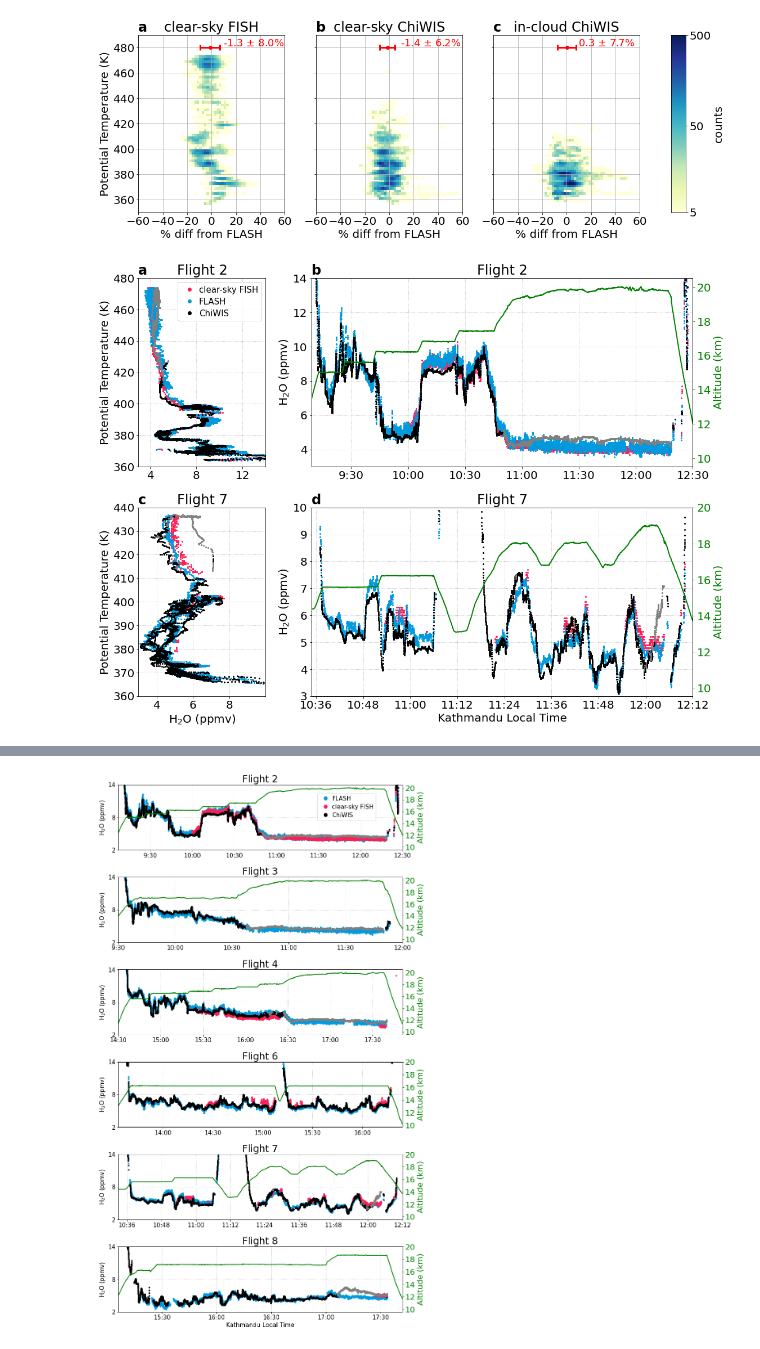
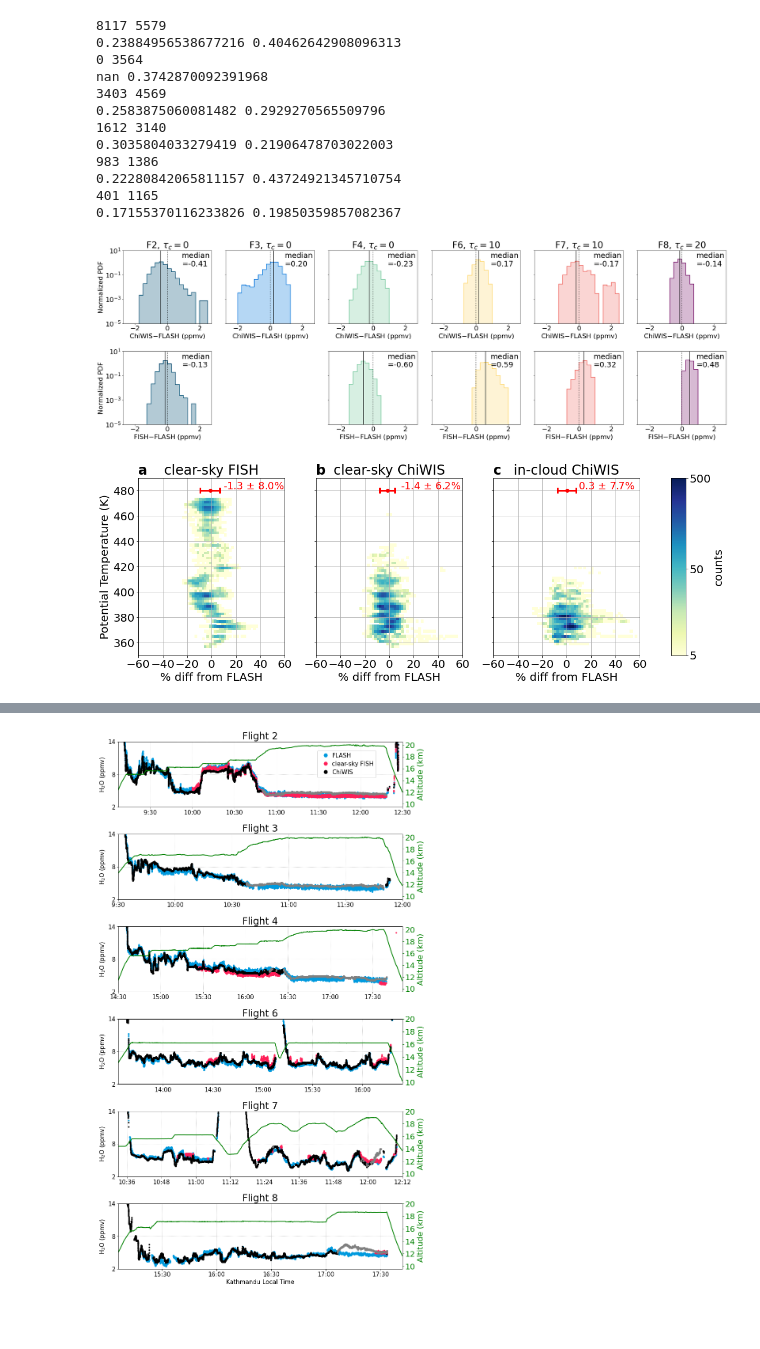
Before and after one commit to claresinger/StratoClim_H2O_Intercomparison, a Jupyter notebook: make_paper_figures.ipynb, the cells around one changed output, grey strips where cells are left out. Saved outputs shown, nothing was run; the diff lists cells and outputs as text; code cells hidden in the pictures; blank space fills up the shorter version.

```diff
--- a/make_paper_figures.ipynb
+++ b/make_paper_figures.ipynb
@@ -63,18 +81,30 @@ nan 0.374287
 # %%
 ## Fig 4
-import fig4_diff_profiles
-reload(fig4_diff_profiles)
-from fig4_diff_profiles import *
-h2o_diff_profs_clr_cloud(dat)
+import fig4_diff_hist
+reload(fig4_diff_hist)
+from fig4_diff_hist import *
+dry_errors_2rows(dat)
 # %% [output]
+8117 5579
+0.23884956538677216 0.40462642908096313
+0 3564
+nan 0.3742870092391968
+3403 4569
+0.2583875060081482 0.2929270565509796
+1612 3140
+0.3035804033279419 0.21906478703022003
+983 1386
+0.22280842065811157 0.43724921345710754
+401 1165
+0.17155370116233826 0.19850359857082367
-[figure, old version]
+[figure, new version]
 # %%
 ## Fig 5
-import fig5_f2f7
-reload(fig5_f2f7)
-from fig5_f2f7 import *
-h2o_f2_f7(dat)
+import fig5_diff_profiles
+reload(fig5_diff_profiles)
+from fig5_diff_profiles import *
+h2o_diff_profs_clr_cloud(dat)
 # %% [output]
-[figure, old version]
+[figure, new version]
 # %%
 ## Fig 6
```
Also changed, not shown: parts of 17 cells of this notebook, 18 other files.
